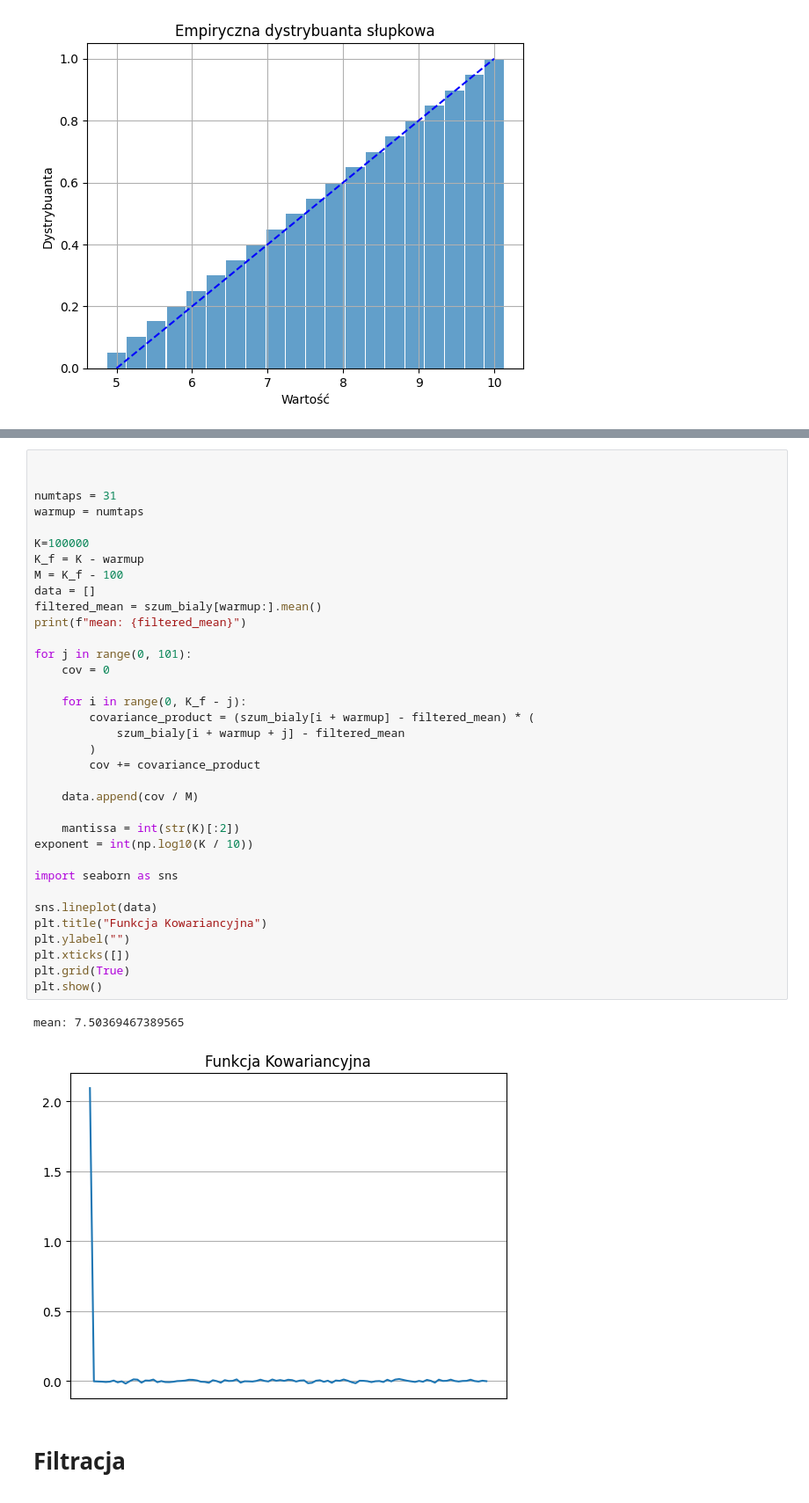
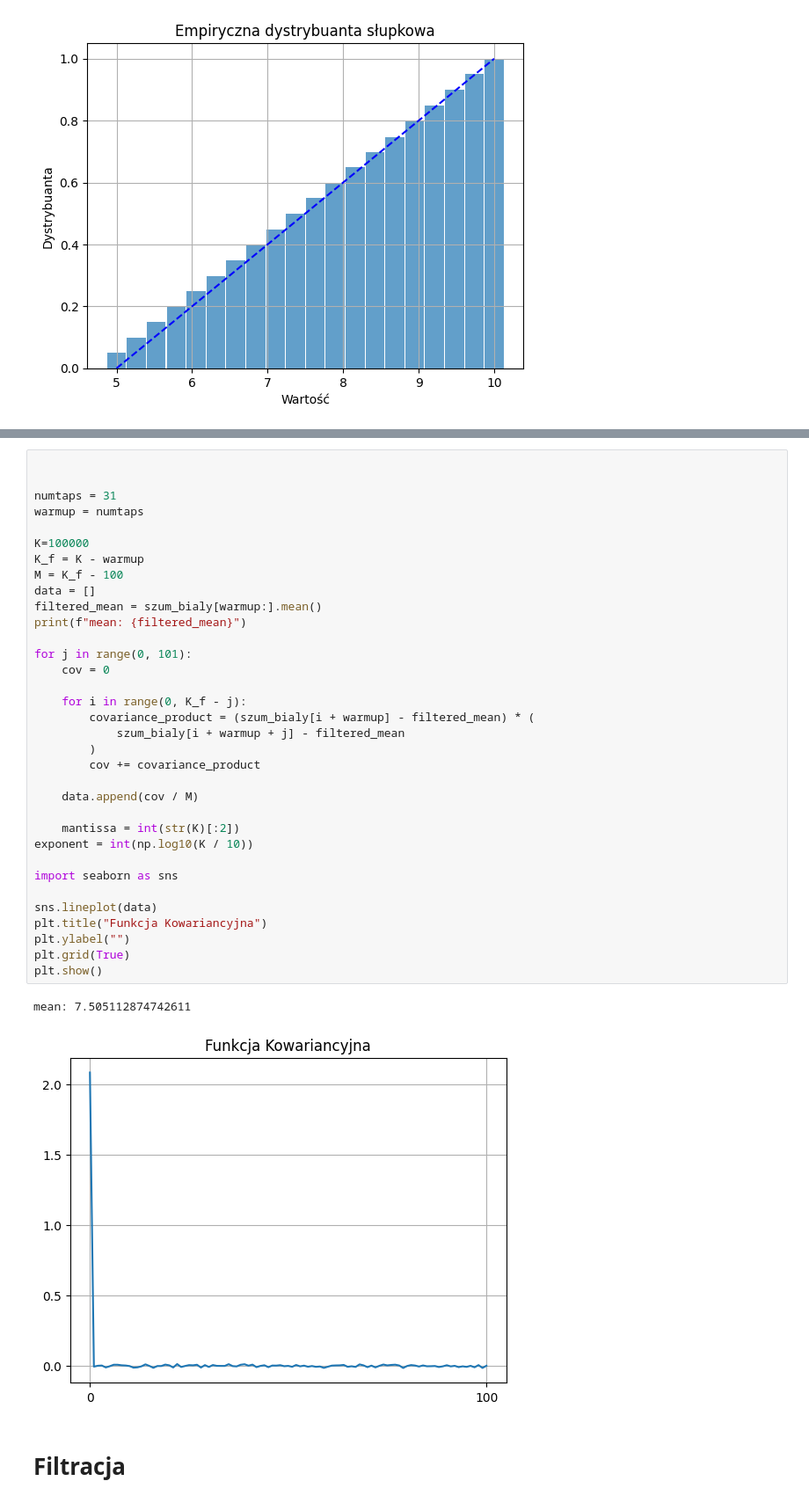
Before and after one commit to mbrunka/stochastyka-white-noise, a Jupyter notebook: main.ipynb, the cells around one changed output, grey strips where cells are left out. Shown: that part at 88% size. Drawn from its saved outputs; the diff is of its cells as text.

```diff
--- a/main.ipynb
+++ b/main.ipynb
@@ -260,36 +260,35 @@ warmup = numtaps
 
 K=100000
 K_f = K - warmup
 M = K_f - 100
 data = []
 filtered_mean = szum_bialy[warmup:].mean()
 print(f"mean: {filtered_mean}")
 
 for j in range(0, 101):
     cov = 0
 
     for i in range(0, K_f - j):
         covariance_product = (szum_bialy[i + warmup] - filtered_mean) * (
             szum_bialy[i + warmup + j] - filtered_mean
         )
         cov += covariance_product
 
     data.append(cov / M)
 
     mantissa = int(str(K)[:2])
 exponent = int(np.log10(K / 10))
 
 import seaborn as sns
 
 sns.lineplot(data)
 plt.title("Funkcja Kowariancyjna")
 plt.ylabel("")
-plt.xticks([])
 plt.grid(True)
 plt.show()
 # %% [output]
-mean: 7.50369467389565
+mean: 7.505112874742611
-[figure, old version]
+[figure, new version]
 # %% [markdown]
 # Filtracja
 # %%
```
Also changed, not shown: parts of 4 cells of this notebook.
